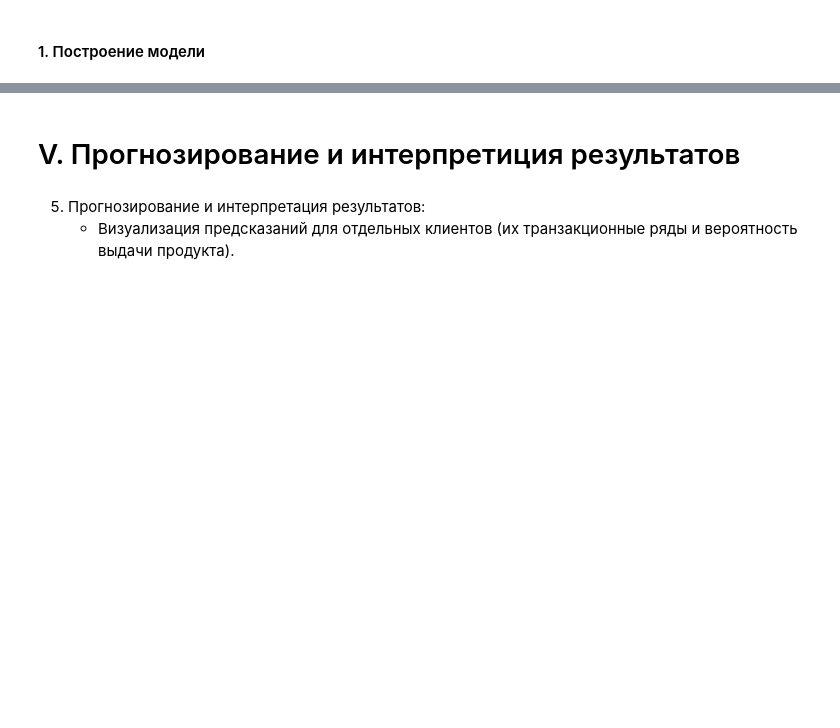
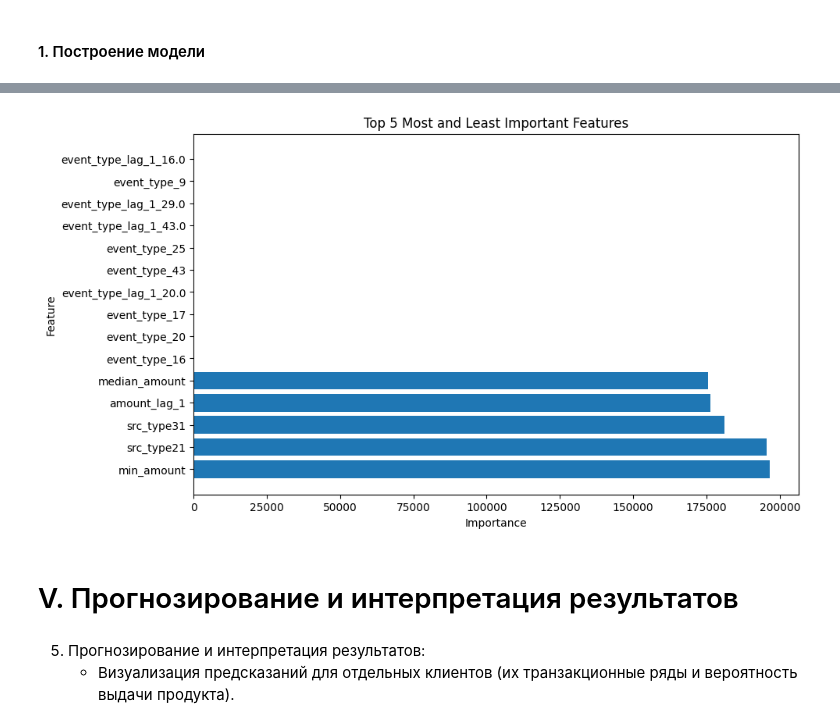
Before and after one commit to tararonis/ts-seminar, a Jupyter notebook: ts-seminar.ipynb, the cells around one changed output, grey strips where cells are left out. Saved outputs shown, nothing was run; the diff lists cells and outputs as text; code cells hidden in the pictures; blank space fills up the shorter version.

```diff
--- a/ts-seminar.ipynb
+++ b/ts-seminar.ipynb
@@ -886,5 +993,36 @@ _ = plot_importance(model, height=0.9)
+# %%
+# Можно воспользоваться
+# _ = plot_importance(model, height=0.9)
+# но тогда мы выведем все признаки, что при большом их количестве может быть неудобно.
+# Давайте выведем 5 самых важных и 10 наименее важных.
+
+# Получаем важности признаков
+importance = model.get_booster().get_score(importance_type='weight')
+
+# Преобразуем в DataFrame для удобства
+importance_df = pd.DataFrame(list(importance.items()), columns=['Feature', 'Importance'])
+
+# Сортируем по важности
+importance_df = importance_df.sort_values(by='Importance', ascending=False)
+
+# Выбираем топ-5 самых важных и топ-5 наименее важных признаков
+top_5_important = importance_df.head(5)
+bottom_10_important = importance_df.tail(10)
+
+# Объединяем их
+combined_important = pd.concat([top_5_important, bottom_10_important])
+
+# Создаем график
+plt.figure(figsize=(10, 6))
+plt.barh(combined_important['Feature'], combined_important['Importance'])
+plt.xlabel('Importance')
+plt.ylabel('Feature')
+plt.title('Top 5 Most and Least Important Features')
+plt.show()
+# %% [output]
+[figure, added]
 # %% [markdown]
-# V. Прогнозирование и интерпретиция результатов
+# V. Прогнозирование и интерпретация результатов
 # %% [markdown]
 
 5. Прогнозирование и интерпретация результатов:
```
Also changed, not shown: parts of 66 cells of this notebook.
